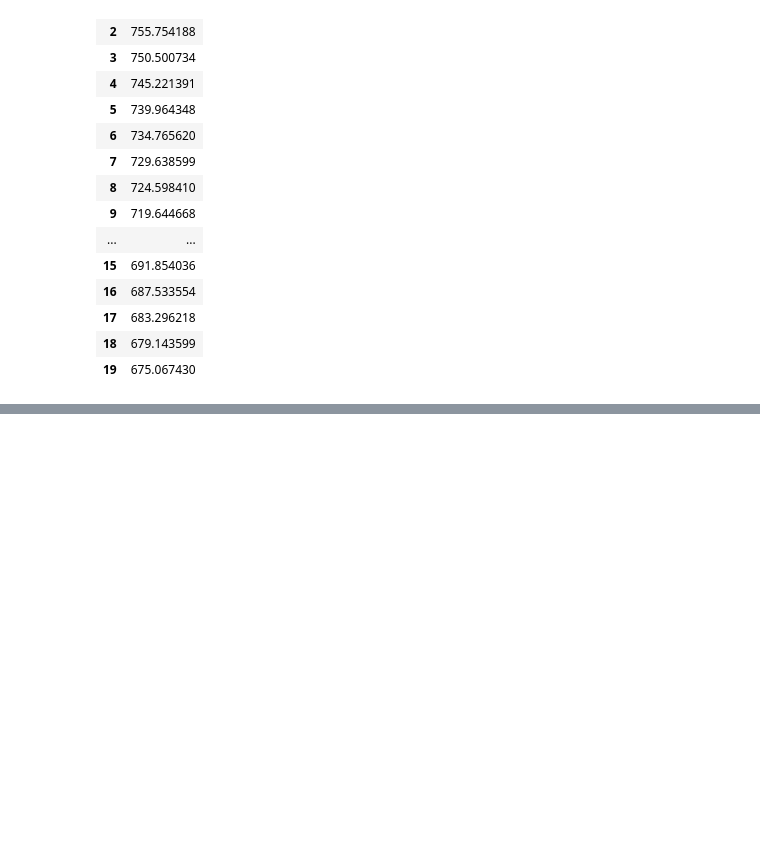
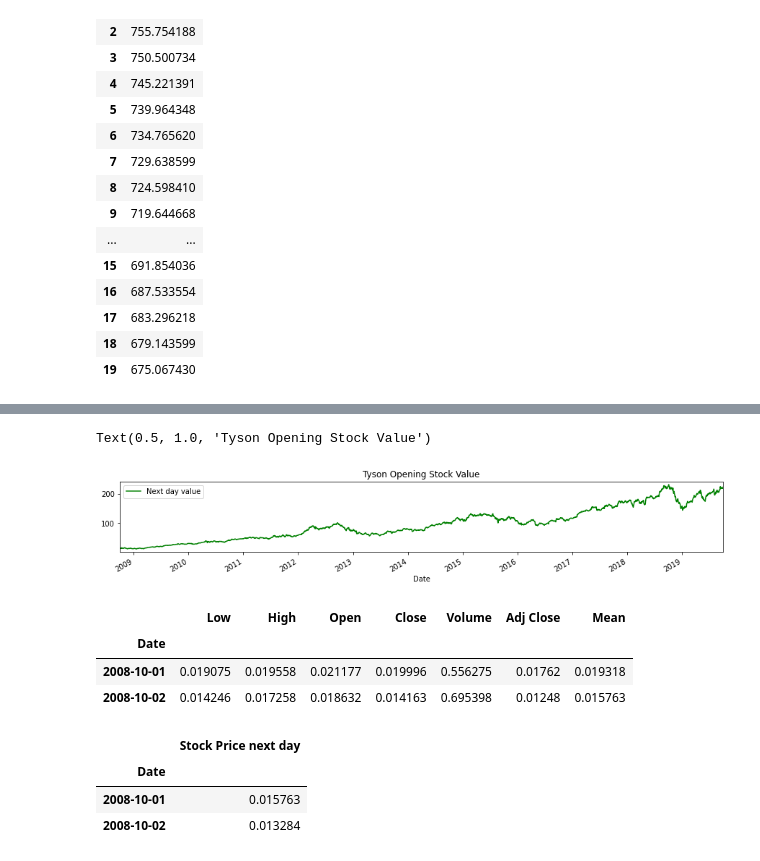
Before and after one commit to haythemtellili/AI-PROJECT, a Jupyter notebook: Time_series_with_LSTM.ipynb, the cells around one changed output, grey strips where cells are left out. Cells and saved outputs as stored; diff of their text form; code cells hidden in the pictures; blank space fills up the shorter version.

```diff
--- a/Time_series_with_LSTM.ipynb
+++ b/Time_series_with_LSTM.ipynb
@@ -245,0 +368,3 @@ df_predict.head(30)
+# %%
+dataset=pd.read_csv('/content/AAPL.csv')
+dataset.head()
@@ -245,0 +382,3 @@ df_predict.head(30)
+# %%
+dataset["Mean"] = (dataset['Low'] + dataset['High'])/2
+dataset.head(2)
@@ -245,0 +405,5 @@ df_predict.head(30)
+# %%
+steps=-1
+dataset_for_prediction= dataset.copy()
+dataset_for_prediction['Actual']=dataset_for_prediction['Mean'].shift(steps)
+dataset_for_prediction.head(3)
@@ -245,0 +415,3 @@ df_predict.head(30)
+# %%
+dataset_for_prediction['Date'] =pd.to_datetime(dataset_for_prediction['Date'])
+dataset_for_prediction.index= dataset_for_prediction['Date']
@@ -245,0 +426,7 @@ df_predict.head(30)
+# %%
+dataset_for_prediction['Mean'].plot(color='green', figsize=(15,2))
+plt.legend(['Next day value','Mean'])
+plt.title("Tyson Opening Stock Value")
+# %% [output]
+Text(0.5, 1.0, 'Tyson Opening Stock Value')
+[figure, added]
@@ -245,0 +444,19 @@ df_predict.head(30)
+# %%
+X.rename(columns={0:'Low', 1:'High', 2:'Open', 3:'Close', 4:'Volume', 5:'Adj Close', 6:'Mean'}, inplace=True)
+X.index=dataset_for_prediction.index
+
+X.head(2)
+# %% [output]
+|  | Low | High | Open | Close | Volume | Adj Close | Mean |
+| Date |  |  |  |  |  |  |  |
+| 2008-10-01 | 0.019075 | 0.019558 | 0.021177 | 0.019996 | 0.556275 | 0.01762 | 0.019318 |
+| 2008-10-02 | 0.014246 | 0.017258 | 0.018632 | 0.014163 | 0.695398 | 0.01248 | 0.015763 |
+# %%
+y.rename(columns={0:'Stock Price next day'}, inplace= True)
+y.index=dataset_for_prediction.index
+y.head(2)
+# %% [output]
+|  | Stock Price next day |
+| Date |  |
+| 2008-10-01 | 0.015763 |
+| 2008-10-02 | 0.013284 |
```
Also changed, not shown: parts of 37 cells of this notebook.
